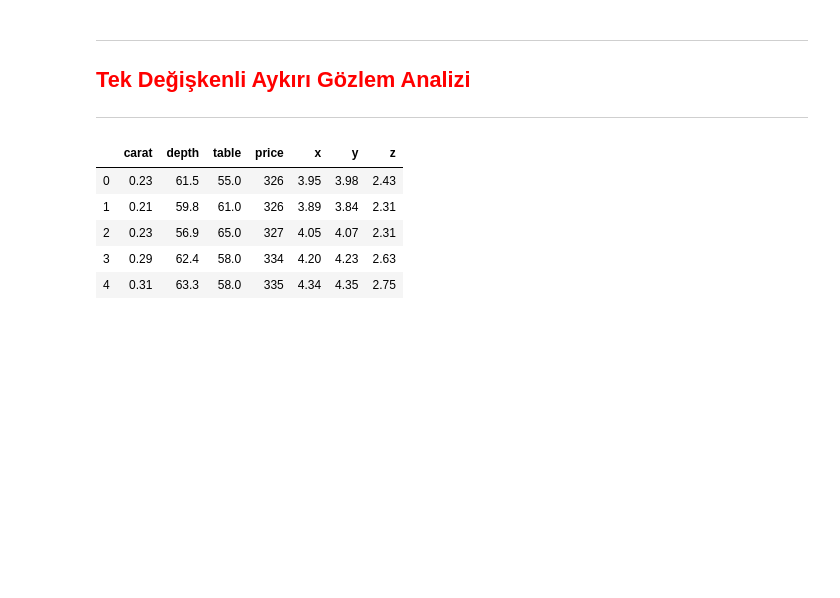
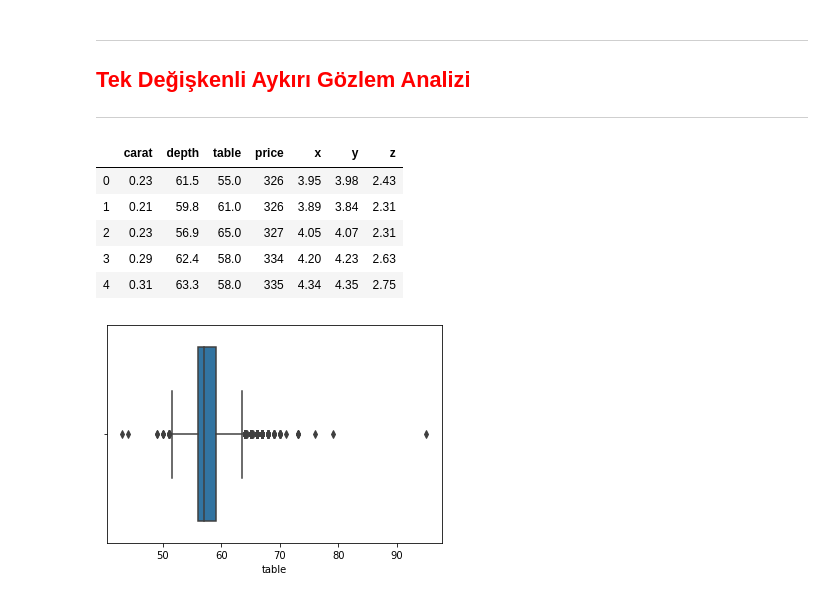
Before and after one commit to omercsx/Machine_Learning_Bootcamp, a Jupyter notebook: Veri Ön İşleme/veri_on_isleme.ipynb, the cells around one changed output. Drawn from its saved outputs; the diff is of its cells as text; code cells hidden in the pictures; blank space fills up the shorter version.

```diff
--- a/Veri Ön İşleme/veri_on_isleme.ipynb
+++ b/Veri Ön İşleme/veri_on_isleme.ipynb
@@ -49,3 +53,9 @@ df.head()
 | 2 | 0.23 | 56.9 | 65.0 | 327 | 4.05 | 4.07 | 2.31 |
 | 3 | 0.29 | 62.4 | 58.0 | 334 | 4.20 | 4.23 | 2.63 |
 | 4 | 0.31 | 63.3 | 58.0 | 335 | 4.34 | 4.35 | 2.75 |
+# %%
+df_table = df['table'].copy()
+# %%
+sns.boxplot(x=df_table);
+# %% [output]
+[figure, added]
```
Also changed, not shown: parts of 86 cells of this notebook.
